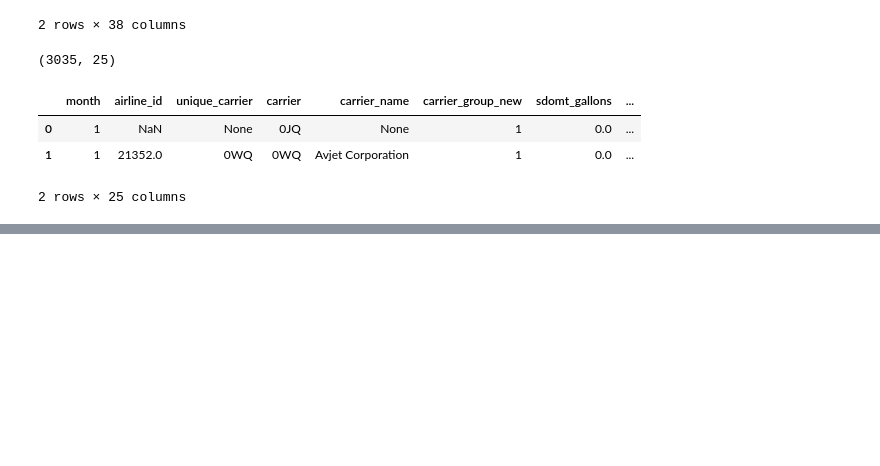
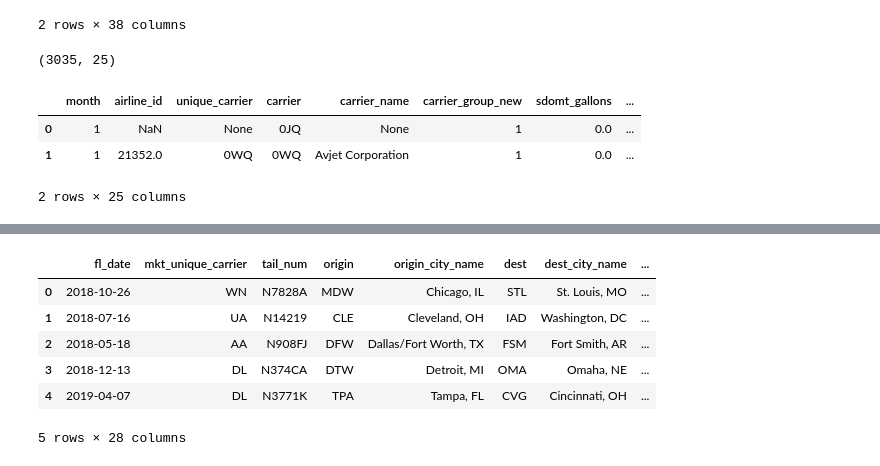
Before and after one commit to yusrialsanaani/Midterm_Project, a Jupyter notebook: 1_DataPreparation .ipynb, the cells around one changed output, grey strips where cells are left out. Drawn from its saved outputs; the diff is of its cells as text; code cells hidden in the pictures; blank space fills up the shorter version.

```diff
--- a/1_DataPreparation .ipynb
+++ b/1_DataPreparation .ipynb
@@ -85,0 +137,3 @@ fuel_data.to_csv("Data/fuel_data.csv", index=False)
+# %%
+# missing values more than 82%
+missing_82 = missing_data_82.index.tolist()
@@ -85,0 +160,24 @@ fuel_data.to_csv("Data/fuel_data.csv", index=False)
+# %%
+unnecessary_cols = ['mkt_carrier',
+                    'op_unique_carrier',
+                    'branded_code_share',
+                    'mkt_carrier_fl_num',
+                    'op_carrier_fl_num',
+                    'diverted',
+                    'origin_airport_id',
+                    'dest_airport_id',
+                    'flights']
+# %%
+cols_to_drop = missing_82 + unnecessary_cols
+# %%
+flights = flights.drop(columns=cols_to_drop)
+# %%
+flights.head()
+# %% [output]
+|  | fl_date | mkt_unique_carrier | tail_num | origin | origin_city_name | dest | dest_city_name | ... |
+| 0 | 2018-10-26 | WN | N7828A | MDW | Chicago, IL | STL | St. Louis, MO | ... |
+| 1 | 2018-07-16 | UA | N14219 | CLE | Cleveland, OH | IAD | Washington, DC | ... |
+| 2 | 2018-05-18 | AA | N908FJ | DFW | Dallas/Fort Worth, TX | FSM | Fort Smith, AR | ... |
+| 3 | 2018-12-13 | DL | N374CA | DTW | Detroit, MI | OMA | Omaha, NE | ... |
+| 4 | 2019-04-07 | DL | N3771K | TPA | Tampa, FL | CVG | Cincinnati, OH | ... |
+5 rows × 28 columns
```
Also changed, not shown: parts of 21 cells of this notebook, 2 other files.
